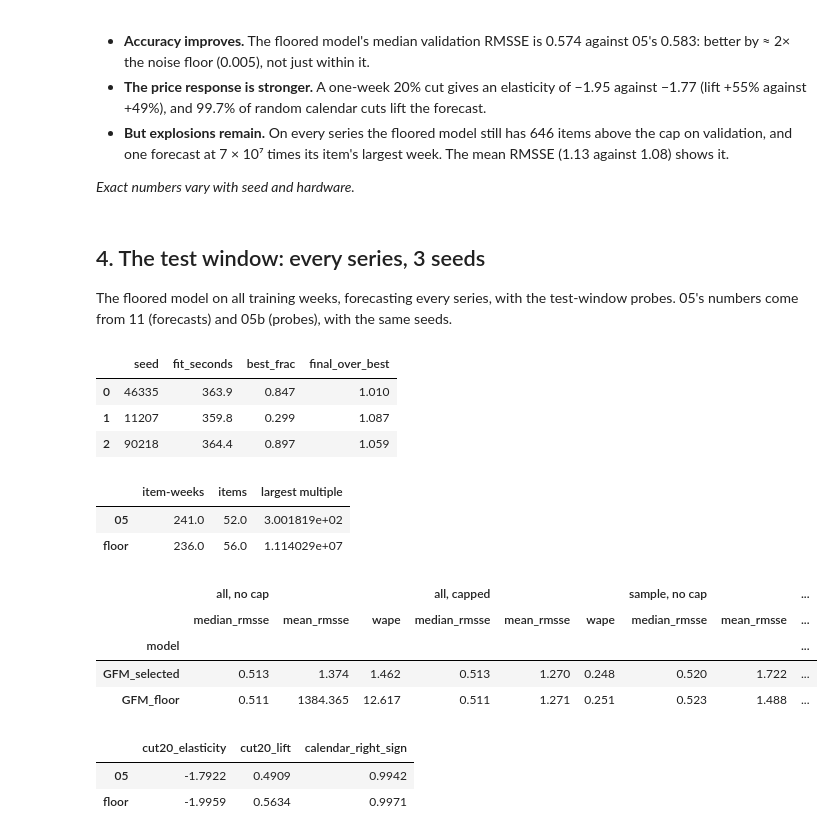
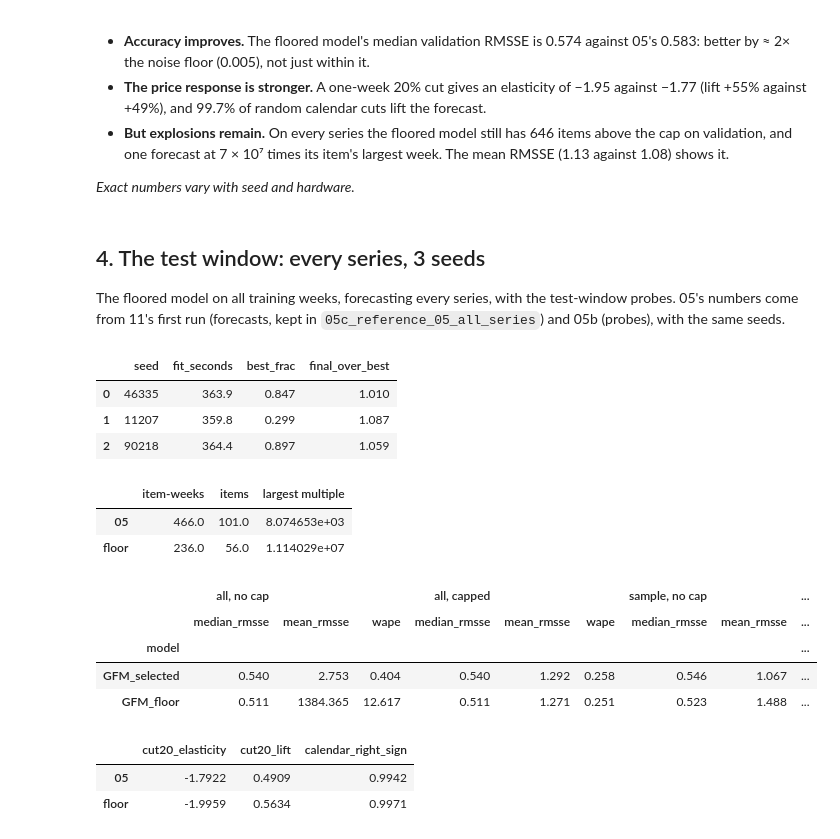
Before and after one commit to tackes/time-series-forecasting-bootcamp, a Jupyter notebook: day2_neural/code_full/05c_scaler_floor.ipynb, the cells around one changed output. Drawn from its saved outputs; the diff is of its cells as text; code cells hidden in the pictures.

```diff
--- a/day2_neural/code_full/05c_scaler_floor.ipynb
+++ b/day2_neural/code_full/05c_scaler_floor.ipynb
@@ -190,7 +190,8 @@ floor, validation, every series: {'item-weeks': 8306, 'items': 646, 'largest mul
 ## 4. The test window: every series, 3 seeds
 
 The floored model on all training weeks, forecasting every series, with the test-window
-probes. 05's numbers come from 11 (forecasts) and 05b (probes), with the same seeds.
+probes. 05's numbers come from 11's first run (forecasts, kept in
+`05c_reference_05_all_series`) and 05b (probes), with the same seeds.
 # %%
 calendars = gp.promo_calendars(data.futr_df, report_ids)
 
@@ -212,36 +213,40 @@ gd.summaries(test_floor)[["seed", "fit_seconds", "best_frac", "final_over_best"]
 | 1 | 11207 | 359.8 | 0.299 | 1.087 |
 | 2 | 90218 | 364.4 | 0.897 | 1.059 |
 # %%
-all_05 = pd.read_parquet(gd.OUT_DIR / "all_series" / "11_all_series.parquet",
-                         columns=["unique_id", "ds", "GFM_selected"])
+# 05's 3-seed all-series forecasts, as 11 made them before 05c was carried forward. Kept as a
+# fixed table: 11 now forecasts with 05c's model, so its current file is no longer 05.
+REFERENCE_05 = gd.TABLE_DIR / "05c_reference_05_all_series.parquet"
+if not REFERENCE_05.exists():           # smoke runs: 11's file still holds 05's forecasts
+    REFERENCE_05 = gd.OUT_DIR / "all_series" / "11_all_series.parquet"
+all_05 = pd.read_parquet(REFERENCE_05, columns=["unique_id", "ds", "GFM_selected"])
 all_05["ds"] = pd.to_datetime(all_05["ds"])
 all_floor = seed_mean(test_floor, all_ids)
 both = all_05.merge(all_floor, on=["unique_id", "ds"])
 explosions = pd.DataFrame({"05": exploding(both, "GFM_selected", train),
                            "floor": exploding(both, "GFM_floor", train)}).T
 top = gd.only(bc.to_nixtla(train), all_ids).groupby("unique_id")["y"].max()
 capped = both.copy()
 for m in ["GFM_selected", "GFM_floor"]:
     capped[m] = capped[m].clip(upper=capped["unique_id"].map(top) * CAP)
 
 
 def summary(fcst: pd.DataFrame, ids) -> pd.DataFrame:
     """Median and mean RMSSE and WAPE per model on ``ids``, as in 11."""
     metrics = bc.score(gd.only(fcst, ids), gd.only(test, ids), gd.only(train, ids))
     out = bc.summarise(metrics, gd.only(fcst, ids), gd.only(test, ids)).set_index("model")
     return out[["median_rmsse", "mean_rmsse", "wape"]]
 
 
 test_scores = pd.concat({"all, no cap": summary(both, all_ids),
                          "all, capped": summary(capped, all_ids),
                          "sample, no cap": summary(both, eval_ids)}, axis=1)
 test_response = pd.DataFrame({"05": response_numbers(gd.load_runs("05b_reference_05"
                                                                   + PROBE_RUNS)),
                               "floor": response_numbers(test_floor)}).T
 explosions
 # %% [output]
 |  | item-weeks | items | largest multiple |
-| 05 | 241.0 | 52.0 | 3.001819e+02 |
+| 05 | 466.0 | 101.0 | 8.074653e+03 |
 | floor | 236.0 | 56.0 | 1.114029e+07 |
 # %%
 test_scores.round(3)
@@ -249,7 +254,7 @@ test_scores.round(3)
 |  | all, no cap |  |  | all, capped |  |  | sample, no cap |  | ... |
 |  | median_rmsse | mean_rmsse | wape | median_rmsse | mean_rmsse | wape | median_rmsse | mean_rmsse | ... |
 | model |  |  |  |  |  |  |  |  | ... |
-| GFM_selected | 0.513 | 1.374 | 1.462 | 0.513 | 1.270 | 0.248 | 0.520 | 1.722 | ... |
+| GFM_selected | 0.540 | 2.753 | 0.404 | 0.540 | 1.292 | 0.258 | 0.546 | 1.067 | ... |
 | GFM_floor | 0.511 | 1384.365 | 12.617 | 0.511 | 1.271 | 0.251 | 0.523 | 1.488 | ... |
 # %%
 test_response.round(4)
```
Also changed, not shown: parts of 8 cells of this notebook, 7 other files.
